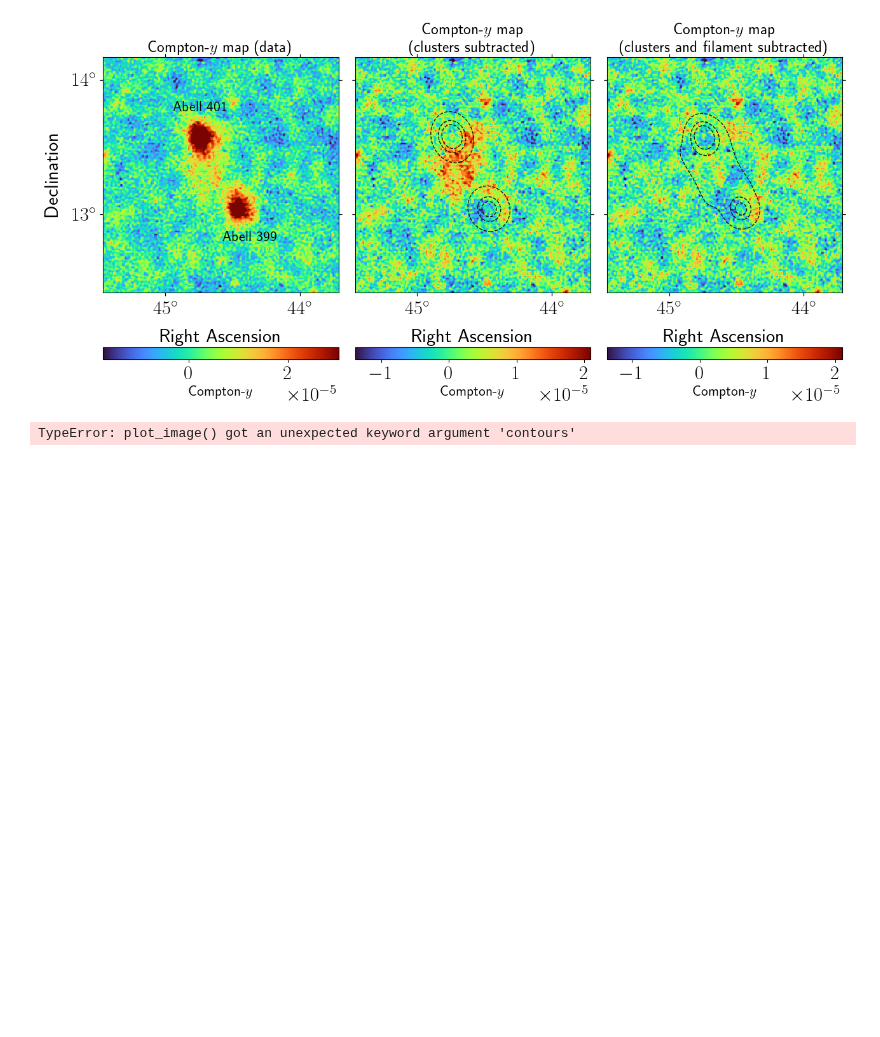
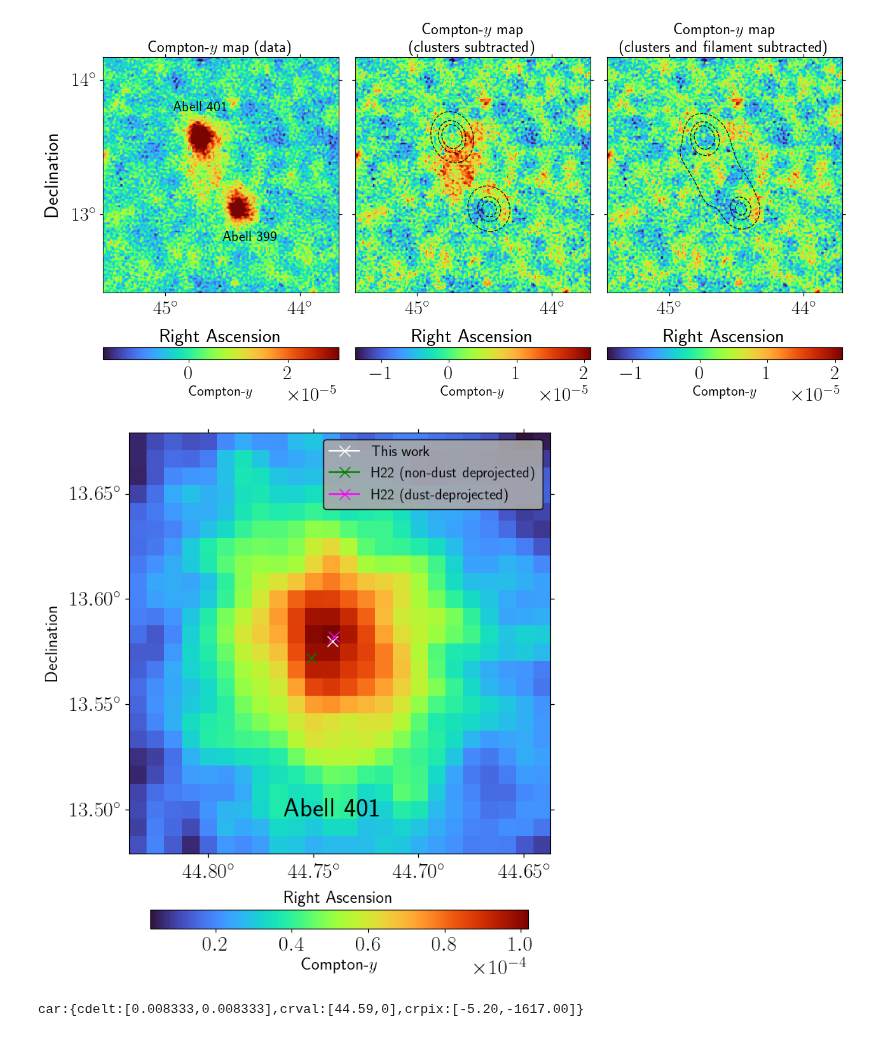
Before and after one commit to guanyilun/multi-freq-bridge, a Jupyter notebook: notebooks/y_map.ipynb, the cells around one changed output. Drawn from its saved outputs; the diff is of its cells as text; code cells hidden in the pictures; blank space fills up the shorter version.

```diff
--- a/notebooks/y_map.ipynb
+++ b/notebooks/y_map.ipynb
@@ -133,6 +133,63 @@ plt.show()
 # %% [output]
 [figure]
 # %%
-ut.plot_image(models_best_fit, contours=contours, contour_levels=contour_levels, sigma_labels=sigma_labels)
+# matplotlib latex font settings
+plt.rc('text', usetex=True)
+plt.rc('font', family='sans-serif', size=20)
+
+cf = ut.get_config_file("../configs/case10_ajay.yaml")
+region = ut.get_region(44.741,
+                       13.58,
+                       0.2)
+
+y_map_normal = enmap.read_map("/home/gill/research/ACT/paper/models/ymaps/regular.fits", box=region) * norm_const
+
+RA_best_fit = 44.741 * u.deg
+DEC_best_fit = 13.58 * u.deg
+
+RA_best_fit_h22 = 44.751 * u.deg
+DEC_best_fit_h22 = 13.572 * u.deg
+
+RA_best_fit_h22_DD = 44.740 * u.deg
+DEC_best_fit_h22_DD = 13.582 * u.deg
+
+# plot the y map
+fig = plt.figure(figsize=(10, 8))
+ax = plt.subplot(projection=y_map_normal.wcs)
+norm = simple_norm(y_map_normal, stretch="linear")
+
+ax.imshow(y_map_normal, origin='lower', cmap='turbo', norm=norm)
+# ax.set_title('Compton-$y$ map (data)', fontsize=18)
+ax.set_xlabel('Right Ascension', fontsize=16)
+ax.set_ylabel('Declination', fontsize=16)
+
+# Add markers at both best fit positions with explicit degree units
+ax.plot(RA_best_fit.to(u.deg).value, DEC_best_fit.to(u.deg).value, marker='x', color='white', markersize=10, markeredgewidth=1, transform=ax.get_transform('world'), label='This work')
+ax.plot(RA_best_fit_h22.to(u.deg).value, DEC_best_fit_h22.to(u.deg).value, marker='x', color='green', markersize=10, markeredgewidth=1, transform=ax.get_transform('world'), label='H22 (non-dust deprojected)')
+ax.plot(RA_best_fit_h22_DD.to(u.deg).value, DEC_best_fit_h22_DD.to(u.deg).value, marker='x', color='magenta', markersize=10, markeredgewidth=1, transform=ax.get_transform('world'), label='H22 (dust-deprojected)')
+
+ra = ax.coords[0]
+dec = ax.coords[1]
+ra.set_major_formatter('d.dd')
+dec.set_major_formatter('d.dd')
+
+ax.invert_xaxis()  # Invert x-axis for proper RA display
+ax.legend(loc='upper right', fontsize=14, framealpha=0.9, edgecolor='black', facecolor='darkgray')
+
+# place a text saying "Abell 401" near the bottom of the map
+ax.text(44.741, 13.5, 'Abell 401', transform=ax.get_transform('world'),
+        fontsize=25, color='black', ha='center', va='center', weight='bold')
+
+cbar = plt.colorbar(ax.images[0], ax=ax, orientation='horizontal', pad=0.1, shrink=0.6)
+cbar.set_label('Compton-$y$', fontsize=16)
+cbar.formatter.set_powerlimits((0, 0))
+cbar.update_ticks()
+plt.tight_layout()
+plt.savefig('../plots/compton_y_map_comparison.pdf', dpi=600, bbox_inches='tight')
+plt.show()
 # %% [output]
-TypeError: plot_image() got an unexpected keyword argument 'contours'
+[figure, added]
+# %%
+y_map_normal.wcs
+# %% [output]
+car:{cdelt:[0.008333,0.008333],crval:[44.59,0],crpix:[-5.20,-1617.00]}
```
Also changed, not shown: parts of 1 cell of this notebook, 2 other files.
